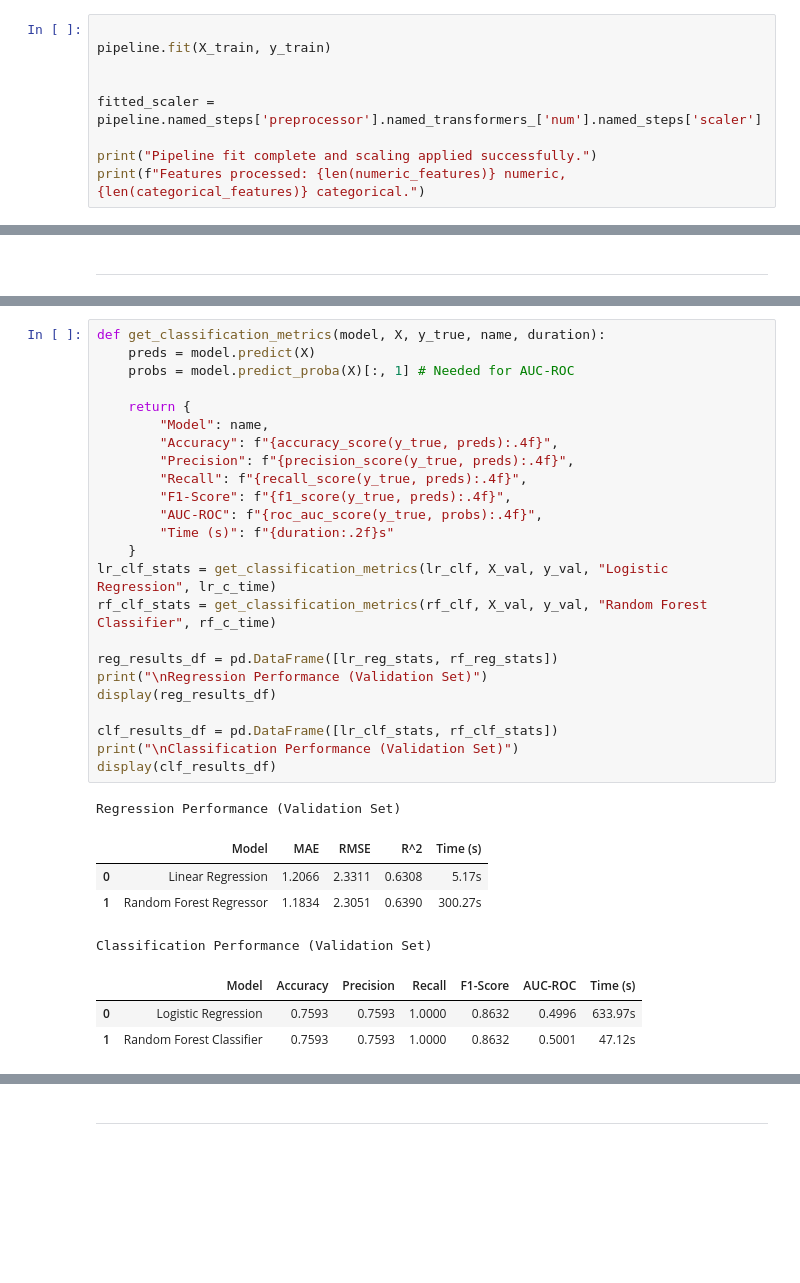
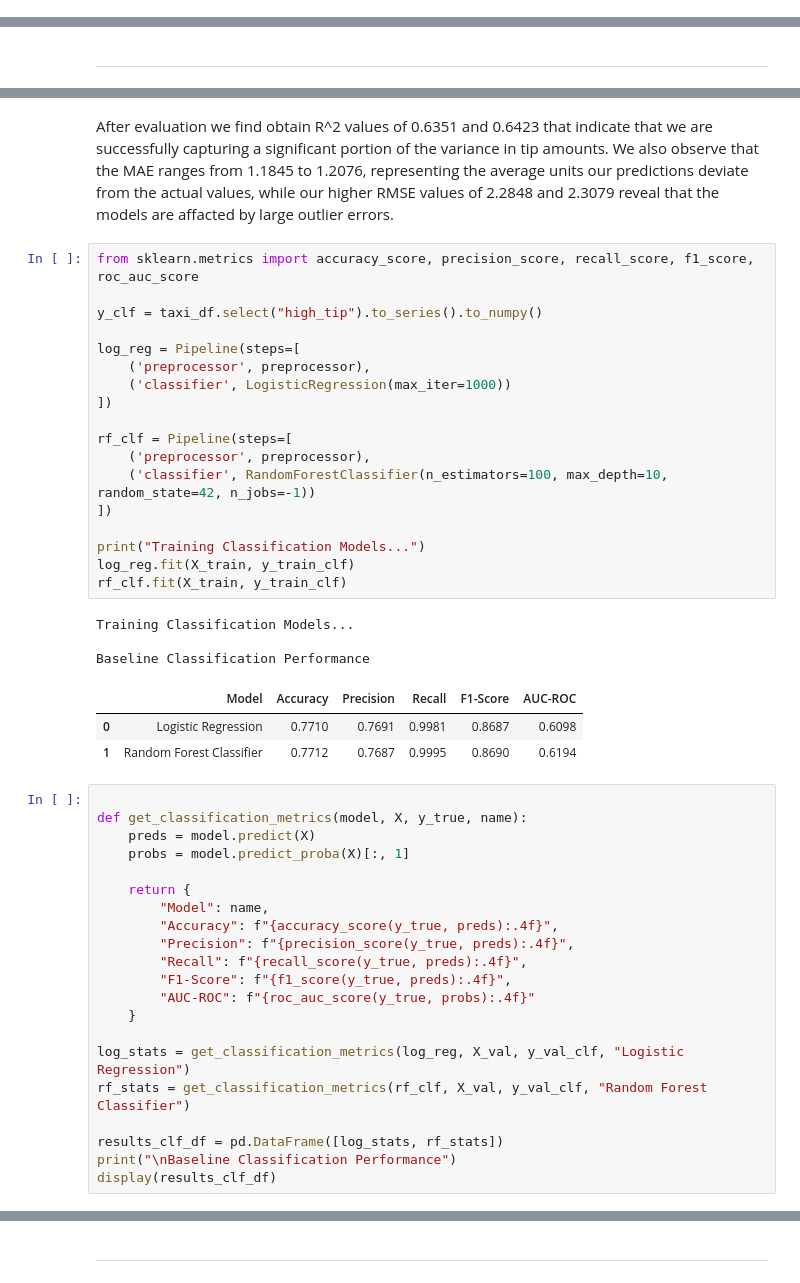
Before and after one commit to Battler08/COMP3610A2, a Jupyter notebook: assignment2.ipynb, the cells around one changed output, grey strips where cells are left out. Cells and saved outputs as stored; diff of their text form; blank space fills up the shorter version.

```diff
--- a/assignment2.ipynb
+++ b/assignment2.ipynb
@@ -501,9 +504,0 @@ We now apply the final transformation to our numeric features by fitting the Sta
-# %%
-
-pipeline.fit(X_train, y_train)
-
-
-fitted_scaler = pipeline.named_steps['preprocessor'].named_transformers_['num'].named_steps['scaler']
-
-print("Pipeline fit complete and scaling applied successfully.")
-print(f"Features processed: {len(numeric_features)} numeric, {len(categorical_features)} categorical.")
@@ -554,33 +552,48 @@ Training Baseline Models...
+# %% [markdown]
+After evaluation we find obtain R^2 values of 0.6351 and 0.6423 that indicate that we are successfully capturing a significant portion of the variance in tip amounts. We also observe that the MAE ranges from 1.1845 to 1.2076, representing the average units our predictions deviate from the actual values, while our higher RMSE values of 2.2848 and 2.3079 reveal that the models are affacted by large outlier errors.
 # %%
-def get_classification_metrics(model, X, y_true, name, duration):
-    preds = model.predict(X)
-    probs = model.predict_proba(X)[:, 1] # Needed for AUC-ROC
+from sklearn.metrics import accuracy_score, precision_score, recall_score, f1_score, roc_auc_score
 
-    return {
-        "Model": name,
-        "Accuracy": f"{accuracy_score(y_true, preds):.4f}",
-        "Precision": f"{precision_score(y_true, preds):.4f}",
-        "Recall": f"{recall_score(y_true, preds):.4f}",
-        "F1-Score": f"{f1_score(y_true, preds):.4f}",
-        "AUC-ROC": f"{roc_auc_score(y_true, probs):.4f}",
-        "Time (s)": f"{duration:.2f}s"
-    }
-lr_clf_stats = get_classification_metrics(lr_clf, X_val, y_val, "Logistic Regression", lr_c_time)
-rf_clf_stats = get_classification_metrics(rf_clf, X_val, y_val, "Random Forest Classifier", rf_c_time)
+y_clf = taxi_df.select("high_tip").to_series().to_numpy()
 
-reg_results_df = pd.DataFrame([lr_reg_stats, rf_reg_stats])
-print("\nRegression Performance (Validation Set)")
-display(reg_results_df)
+log_reg = Pipeline(steps=[
+    ('preprocessor', preprocessor),
+    ('classifier', LogisticRegression(max_iter=1000))
+])
 
-clf_results_df = pd.DataFrame([lr_clf_stats, rf_clf_stats])
-print("\nClassification Performance (Validation Set)")
-display(clf_results_df)
+rf_clf = Pipeline(steps=[
+    ('preprocessor', preprocessor),
+    ('classifier', RandomForestClassifier(n_estimators=100, max_depth=10, random_state=42, n_jobs=-1))
+])
+
+print("Training Classification Models...")
+log_reg.fit(X_train, y_train_clf)
+rf_clf.fit(X_train, y_train_clf)
 # %% [output]
-Regression Performance (Validation Set)
+Training Classification Models...
+
+Baseline Classification Performance
-|  | Model | MAE | RMSE | R^2 | Time (s) |
-| 0 | Linear Regression | 1.2066 | 2.3311 | 0.6308 | 5.17s |
-| 1 | Random Forest Regressor | 1.1834 | 2.3051 | 0.6390 | 300.27s |
+|  | Model | Accuracy | Precision | Recall | F1-Score | AUC-ROC |
+| 0 | Logistic Regression | 0.7710 | 0.7691 | 0.9981 | 0.8687 | 0.6098 |
+| 1 | Random Forest Classifier | 0.7712 | 0.7687 | 0.9995 | 0.8690 | 0.6194 |
-Classification Performance (Validation Set)
-|  | Model | Accuracy | Precision | Recall | F1-Score | AUC-ROC | Time (s) |
-| 0 | Logistic Regression | 0.7593 | 0.7593 | 1.0000 | 0.8632 | 0.4996 | 633.97s |
-| 1 | Random Forest Classifier | 0.7593 | 0.7593 | 1.0000 | 0.8632 | 0.5001 | 47.12s |
+# %%
+
+def get_classification_metrics(model, X, y_true, name):
+    preds = model.predict(X)
+    probs = model.predict_proba(X)[:, 1]
+
+    return {
+        "Model": name,
+        "Accuracy": f"{accuracy_score(y_true, preds):.4f}",
+        "Precision": f"{precision_score(y_true, preds):.4f}",
+        "Recall": f"{recall_score(y_true, preds):.4f}",
+        "F1-Score": f"{f1_score(y_true, preds):.4f}",
+        "AUC-ROC": f"{roc_auc_score(y_true, probs):.4f}"
+    }
+
+log_stats = get_classification_metrics(log_reg, X_val, y_val_clf, "Logistic Regression")
+rf_stats = get_classification_metrics(rf_clf, X_val, y_val_clf, "Random Forest Classifier")
+
+results_clf_df = pd.DataFrame([log_stats, rf_stats])
+print("\nBaseline Classification Performance")
+display(results_clf_df)
```
Also changed, not shown: parts of 13 cells of this notebook.
